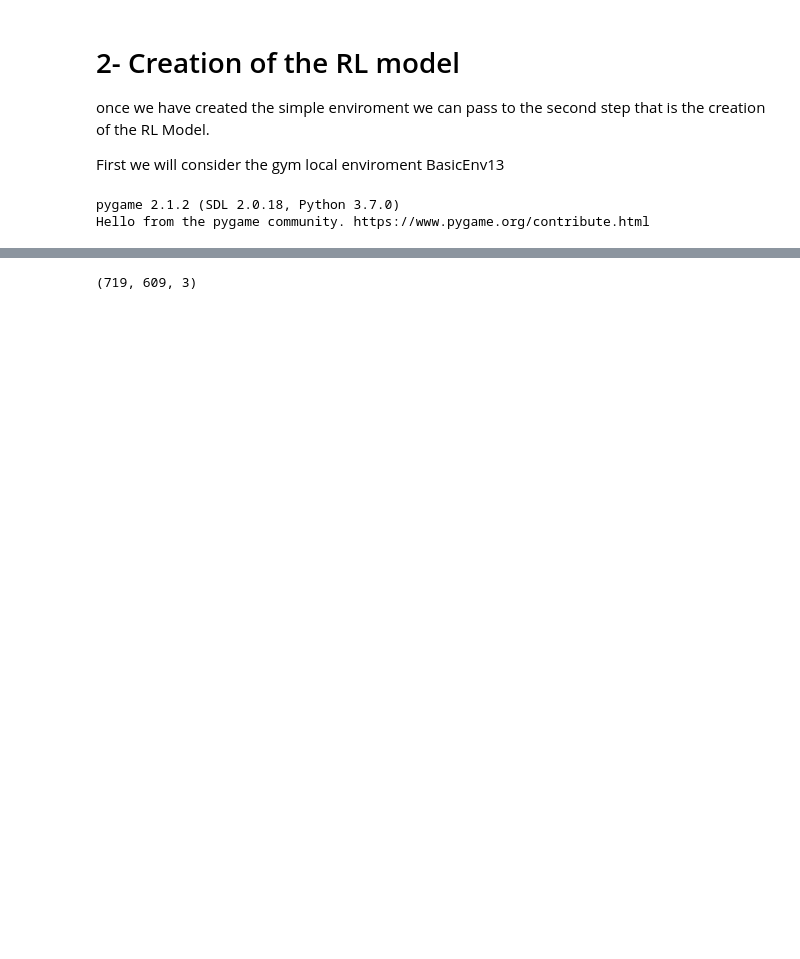
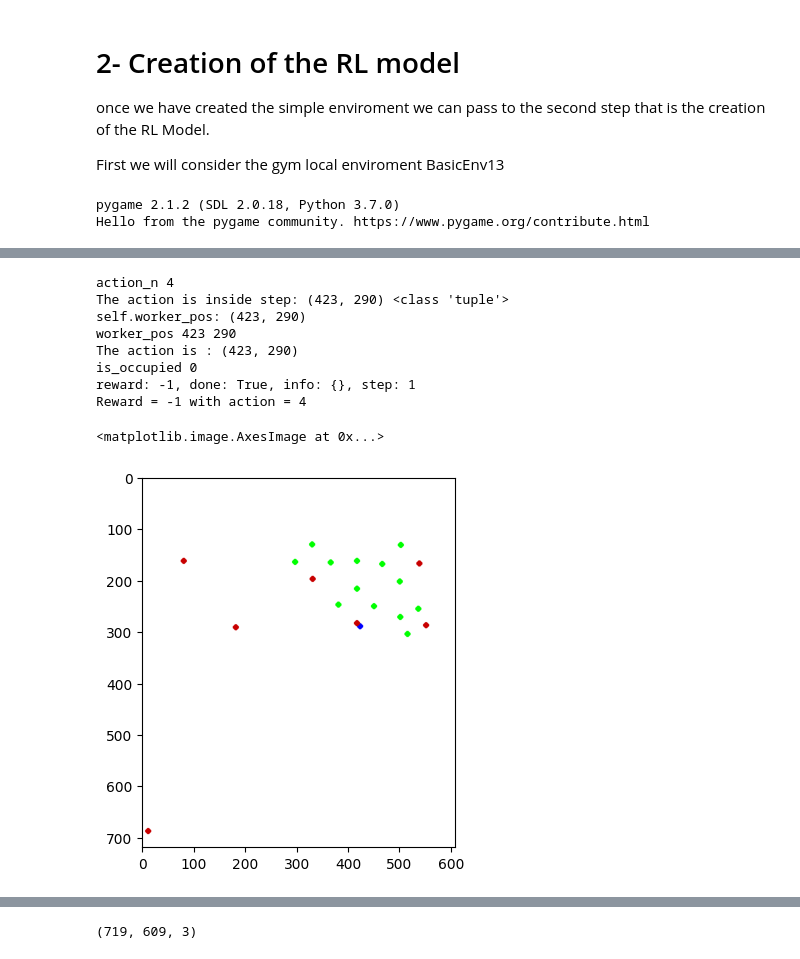
Before and after one commit to ruslanmv/How-to-create-custom-Reinforcement-Learning-environment, a Jupyter notebook: custom_game/gym-basic/2-Creation-RL.ipynb, the cells around one changed output, grey strips where cells are left out. Drawn from its saved outputs; the diff is of its cells as text; code cells hidden in the pictures; blank space fills up the shorter version.

```diff
--- a/custom_game/gym-basic/2-Creation-RL.ipynb
+++ b/custom_game/gym-basic/2-Creation-RL.ipynb
@@ -312 +351,20 @@ Hello from the pygame community. https://www.pygame.org/contribute.html
+# %%
+action_n = env.action_space.sample()
+state, reward, done, info = env.step(action_n)
+print("Reward = {} with action = {}".format(reward,action_n))
+#print(state)
+import matplotlib.pyplot as plt
+plt.figure()
+plt.imshow(state)
+# %% [output]
+action_n 4
+The action is inside step: (423, 290) <class 'tuple'>
+self.worker_pos: (423, 290)
+worker_pos 423 290
+The action is : (423, 290)
+is_occupied 0
+reward: -1, done: True, info: {}, step: 1
+Reward = -1 with action = 4
+<matplotlib.image.AxesImage at 0x...>
+[figure, added]
 # %%
```
Also changed, not shown: parts of 34 cells of this notebook, 5 other files.
